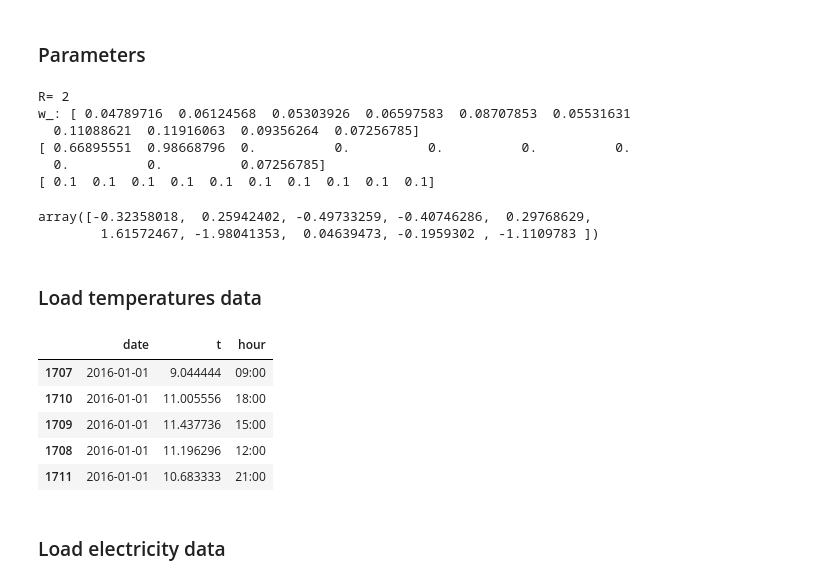
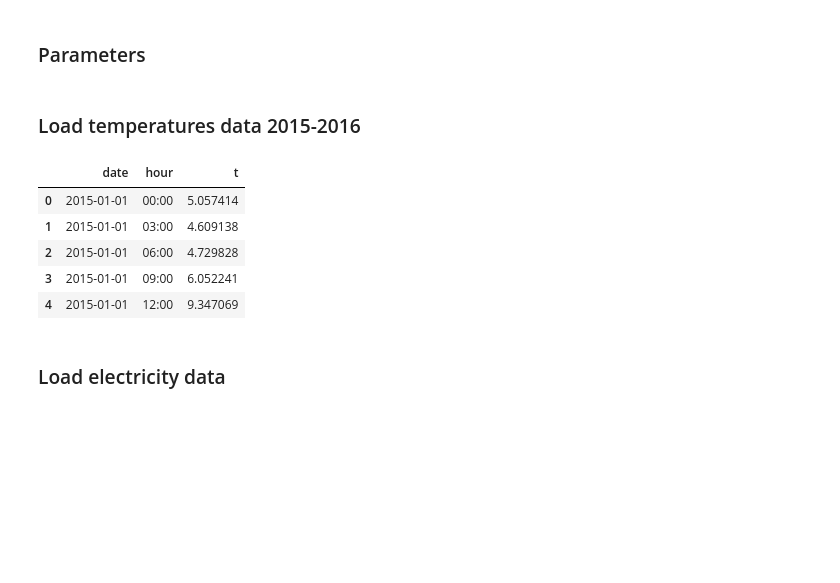
Before and after one commit to zakaryaxali/smc_electricity_forecast, a Jupyter notebook: Markov_code_AG_V11.ipynb, the cells around one changed output. Saved outputs shown, nothing was run; the diff lists cells and outputs as text; code cells hidden in the pictures; blank space fills up the shorter version.

```diff
--- a/Markov_code_AG_V11.ipynb
+++ b/Markov_code_AG_V11.ipynb
@@ -60,42 +61,20 @@ def regul(x,w):  #algorithm 3.6
     h=0.2 #bandwidth
     z=x+h*(np.cov(x)**0.5)*eps
     return(z)
-# %%
-#test the functions on random sample
-M=10
-x_temp=abs(npr.normal(size=10))
-w_temp=np.repeat(0.1,10)*npr.uniform(0.1,1.5,size=10)
-#print(w_temp)
-xtest,wtest=resid_resample(x_temp,w_temp)
-print(xtest)
-print(wtest)
-M=10**5
-# %% [output]
-R= 2
-w_: [ 0.04789716  0.06124568  0.05303926  0.06597583  0.08707853  0.05531631
-  0.11088621  0.11916063  0.09356264  0.07256785]
-[ 0.66895551  0.98668796  0.          0.          0.          0.          0.
-  0.          0.          0.07256785]
-[ 0.1  0.1  0.1  0.1  0.1  0.1  0.1  0.1  0.1  0.1]
-# %%
-regul(npr.normal(size=10),np.repeat(0.1,10))
-# %% [output]
-array([-0.32358018,  0.25942402, -0.49733259, -0.40746286,  0.29768629,
-        1.61572467, -1.98041353,  0.04639473, -0.1959302 , -1.1109783 ])
 # %% [markdown]
-### Load temperatures data
+### Load temperatures data 2015-2016
 # %%
-df_temp=pd.read_csv('data/temp_2016.csv',sep=',')
+df_temp=pd.read_csv('data/temp_1516.csv',sep=',')
 df_temp=df_temp.drop(df_temp.columns[0],axis=1)
 df_temp=df_temp.sort_values(by='date')
 df_temp.head()
 # %% [output]
-|  | date | t | hour |
-| 1707 | 2016-01-01 | 9.044444 | 09:00 |
-| 1710 | 2016-01-01 | 11.005556 | 18:00 |
-| 1709 | 2016-01-01 | 11.437736 | 15:00 |
-| 1708 | 2016-01-01 | 11.196296 | 12:00 |
-| 1711 | 2016-01-01 | 10.683333 | 21:00 |
+|  | date | hour | t |
+| 0 | 2015-01-01 | 00:00 | 5.057414 |
+| 1 | 2015-01-01 | 03:00 | 4.609138 |
+| 2 | 2015-01-01 | 06:00 | 4.729828 |
+| 3 | 2015-01-01 | 09:00 | 6.052241 |
+| 4 | 2015-01-01 | 12:00 | 9.347069 |
 # %%
 #temperatures every day at 3pm
 temp_day=df_temp[df_temp.hour=="15:00"]
```
Also changed, not shown: parts of 30 cells of this notebook, 1 other file.
